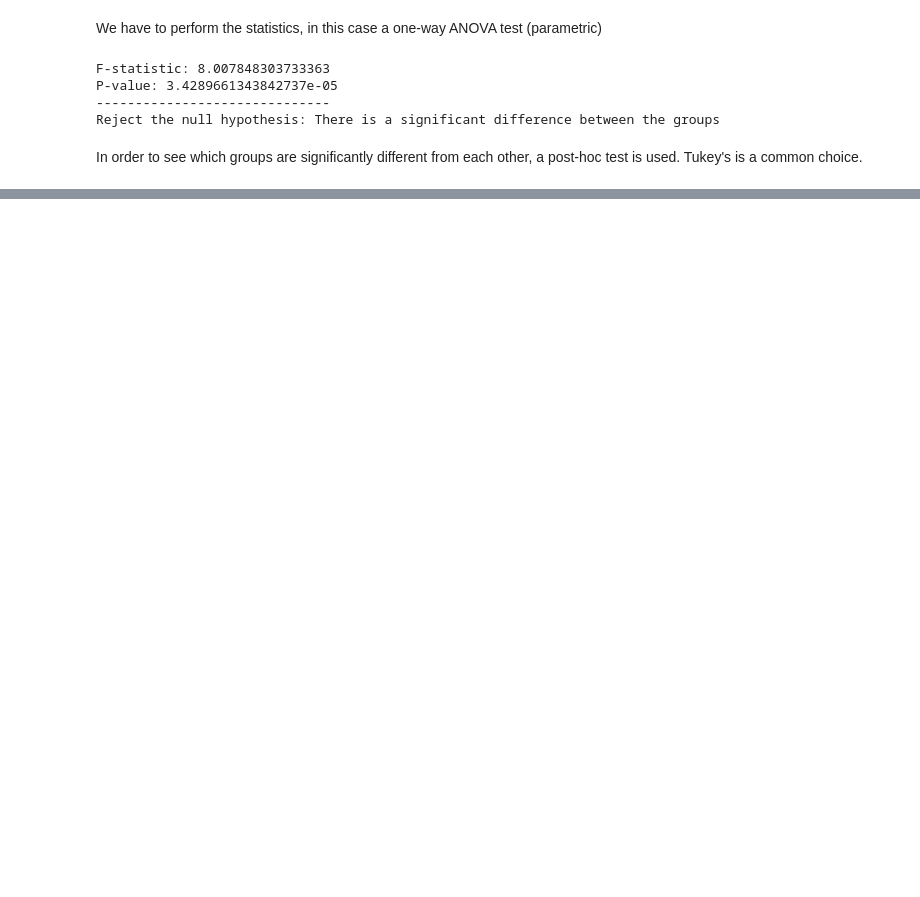
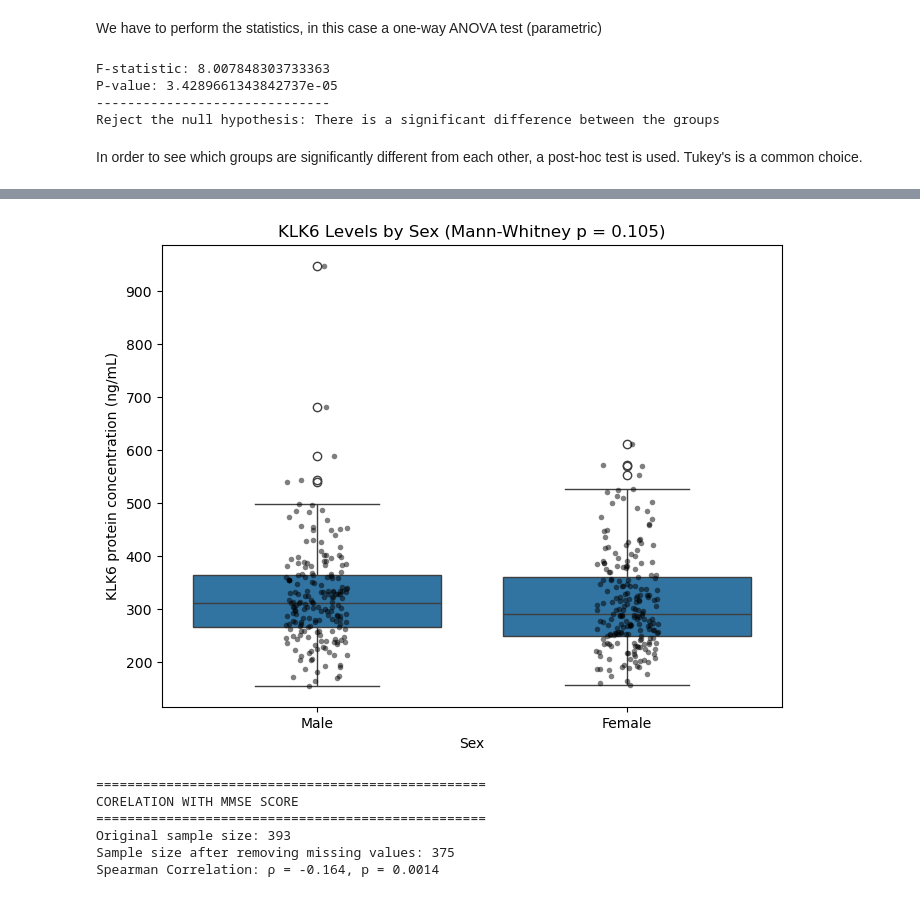
Before and after one commit to miyohtnk/PhD_KLK6_data_analysis, a Jupyter notebook: KLK6_ELISA_data_analysis.ipynb, the cells around one changed output, grey strips where cells are left out. Drawn from its saved outputs; the diff is of its cells as text; code cells hidden in the pictures; blank space fills up the shorter version.

```diff
--- a/KLK6_ELISA_data_analysis.ipynb
+++ b/KLK6_ELISA_data_analysis.ipynb
@@ -230,0 +549,33 @@ def add_sig_bars(ax, group1, group2, p_value, x1, x2, y):
+# %%
+# Create a box plot
+plt.figure(figsize=(8, 6))
+sns.boxplot(data=df, x='Sexo', y='Value')
+sns.stripplot(data=df, x='Sexo', y='Value', color='black', alpha=0.5, size=4)
+plt.xlabel("Sex")
+plt.ylabel("KLK6 protein concentration (ng/mL)")
+plt.title(f'KLK6 Levels by Sex (Mann-Whitney p = {p_value_sex:.3f})')
+plt.show()
+# %% [output]
+[figure, added]
+# %%
+#Correlation with MMSE score
+
+print('='*50)
+print("CORELATION WITH MMSE SCORE")
+print('='*50)
+
+#Because we know there are NAs here, we create a temporary dataframe to avoid errors
+mmse_temp_df = df[["Value", 'MMSE_PL']].dropna()
+print(f"Original sample size: {len(df)}")
+print(f"Sample size after removing missing values: {len(mmse_temp_df)}")
+
+# Perform Spearman correlation
+spearman_corr_mmse, spearman_p_mmse = stats.spearmanr(mmse_temp_df['Value'].dropna(), mmse_temp_df['MMSE_PL'].dropna())
+print(f"Spearman Correlation: ρ = {spearman_corr_mmse:.3f}, p = {spearman_p_mmse:.4f}")
+# %% [output]
+==================================================
+CORELATION WITH MMSE SCORE
+==================================================
+Original sample size: 393
+Sample size after removing missing values: 375
+Spearman Correlation: ρ = -0.164, p = 0.0014
```
Also changed, not shown: parts of 49 cells of this notebook, 4 other files.
